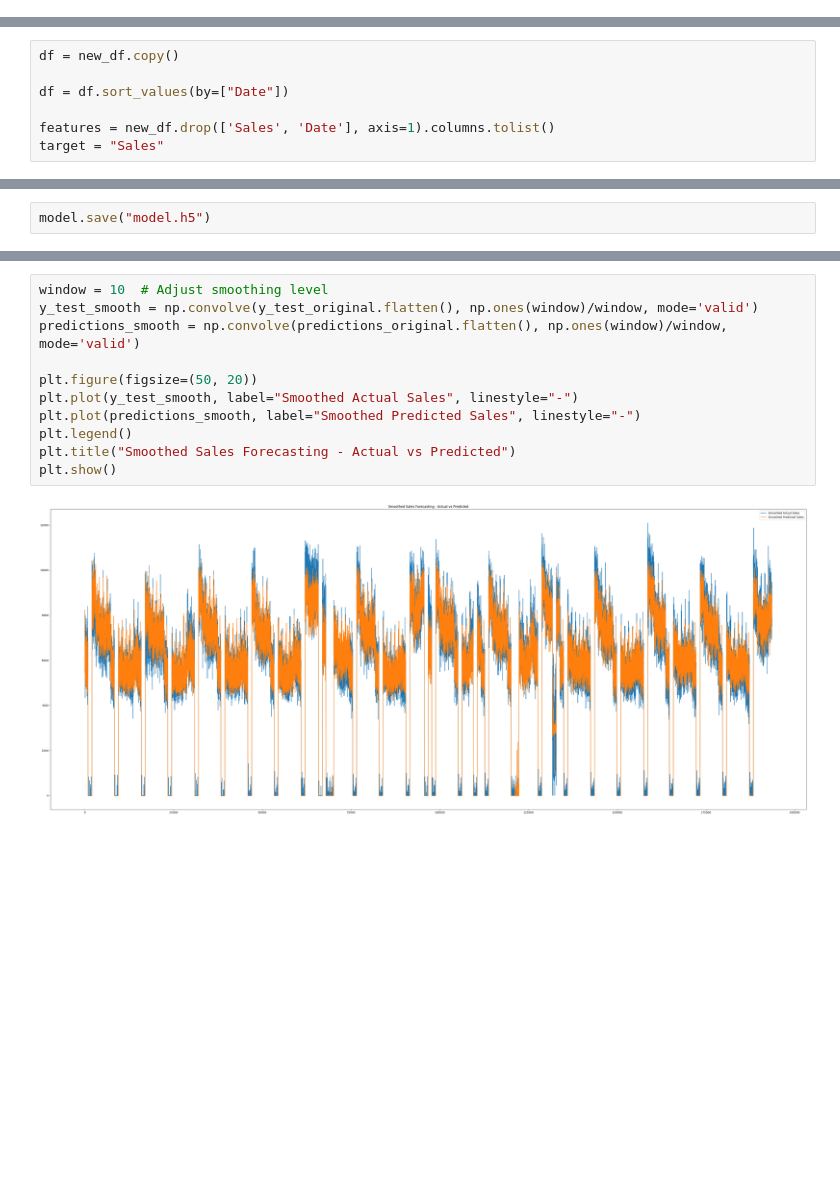
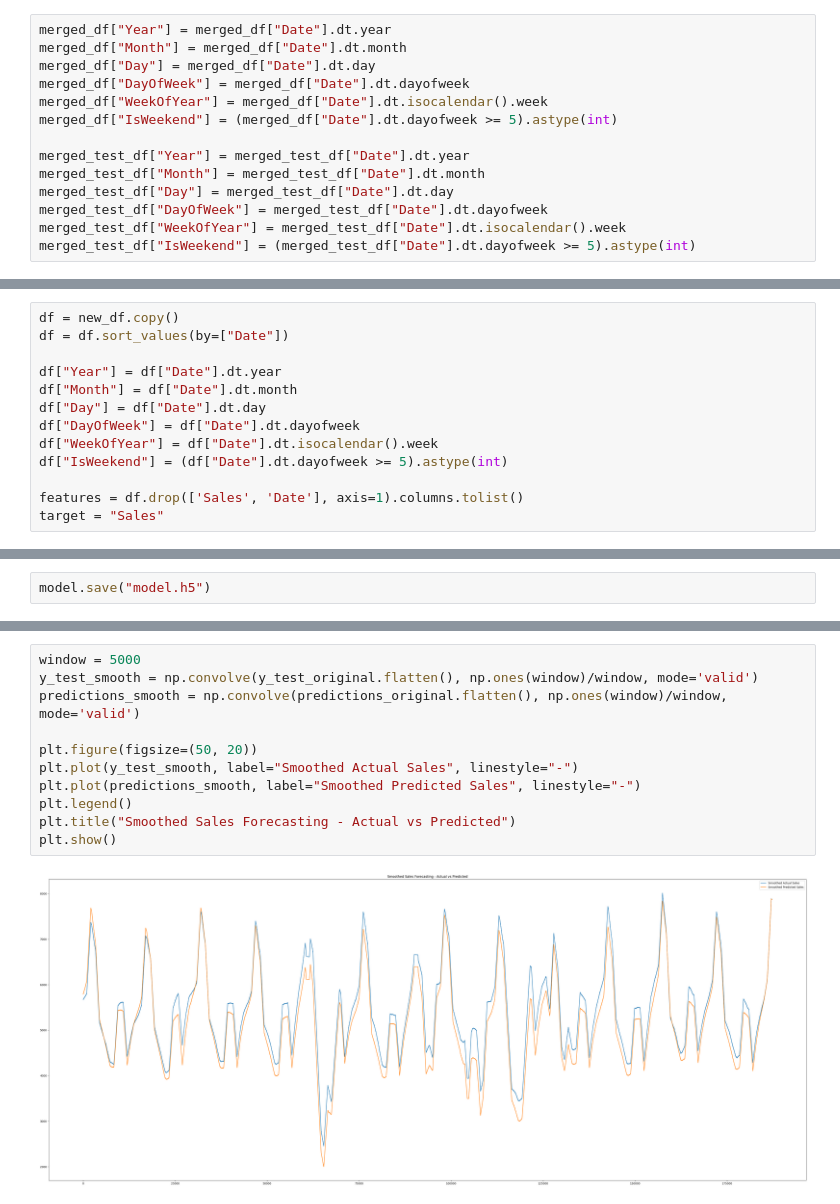
Before and after one commit to ShahaDeven/Rossman_sales_project, a Jupyter notebook: sales.ipynb, the cells around one changed output, grey strips where cells are left out. Cells and saved outputs as stored; diff of their text form; blank space fills up the shorter version.

Commit message:
fined tuned the model using optuna and added visualizations for next day,7 days and 30 days

```diff
--- a/sales.ipynb
+++ b/sales.ipynb
@@ -178,6 +180,20 @@ merged_df.describe()
 # %%
 merged_df.Date = pd.to_datetime(merged_df.Date)
 merged_test_df.Date = pd.to_datetime(merged_test_df.Date)
+# %%
+merged_df["Year"] = merged_df["Date"].dt.year
+merged_df["Month"] = merged_df["Date"].dt.month
+merged_df["Day"] = merged_df["Date"].dt.day
+merged_df["DayOfWeek"] = merged_df["Date"].dt.dayofweek
+merged_df["WeekOfYear"] = merged_df["Date"].dt.isocalendar().week
+merged_df["IsWeekend"] = (merged_df["Date"].dt.dayofweek >= 5).astype(int)
+
+merged_test_df["Year"] = merged_test_df["Date"].dt.year
+merged_test_df["Month"] = merged_test_df["Date"].dt.month
+merged_test_df["Day"] = merged_test_df["Date"].dt.day
+merged_test_df["DayOfWeek"] = merged_test_df["Date"].dt.dayofweek
+merged_test_df["WeekOfYear"] = merged_test_df["Date"].dt.isocalendar().week
+merged_test_df["IsWeekend"] = (merged_test_df["Date"].dt.dayofweek >= 5).astype(int)
 # %%
 sns.histplot(merged_df.Sales)
 # %% [output]
@@ -443,9 +465,15 @@ new_df
 # %%
 df = new_df.copy()
-
 df = df.sort_values(by=["Date"])
 
-features = new_df.drop(['Sales', 'Date'], axis=1).columns.tolist()
+df["Year"] = df["Date"].dt.year
+df["Month"] = df["Date"].dt.month
+df["Day"] = df["Date"].dt.day
+df["DayOfWeek"] = df["Date"].dt.dayofweek
+df["WeekOfYear"] = df["Date"].dt.isocalendar().week
+df["IsWeekend"] = (df["Date"].dt.dayofweek >= 5).astype(int)
+
+features = df.drop(['Sales', 'Date'], axis=1).columns.tolist()
 target = "Sales"
 # %%
 scaler = MinMaxScaler()
@@ -622,13 +651,13 @@ Test Loss: 0.0061, Test MAE: 0.0727
 # %%
-window = 10  # Adjust smoothing level
+window = 5000
 y_test_smooth = np.convolve(y_test_original.flatten(), np.ones(window)/window, mode='valid')
 predictions_smooth = np.convolve(predictions_original.flatten(), np.ones(window)/window, mode='valid')
 
 plt.figure(figsize=(50, 20))
 plt.plot(y_test_smooth, label="Smoothed Actual Sales", linestyle="-")
 plt.plot(predictions_smooth, label="Smoothed Predicted Sales", linestyle="-")
 plt.legend()
 plt.title("Smoothed Sales Forecasting - Actual vs Predicted")
 plt.show()
 # %% [output]
-[figure, old version]
+[figure, new version]
```
Also changed, not shown: parts of 36 cells of this notebook, 4 other files.
